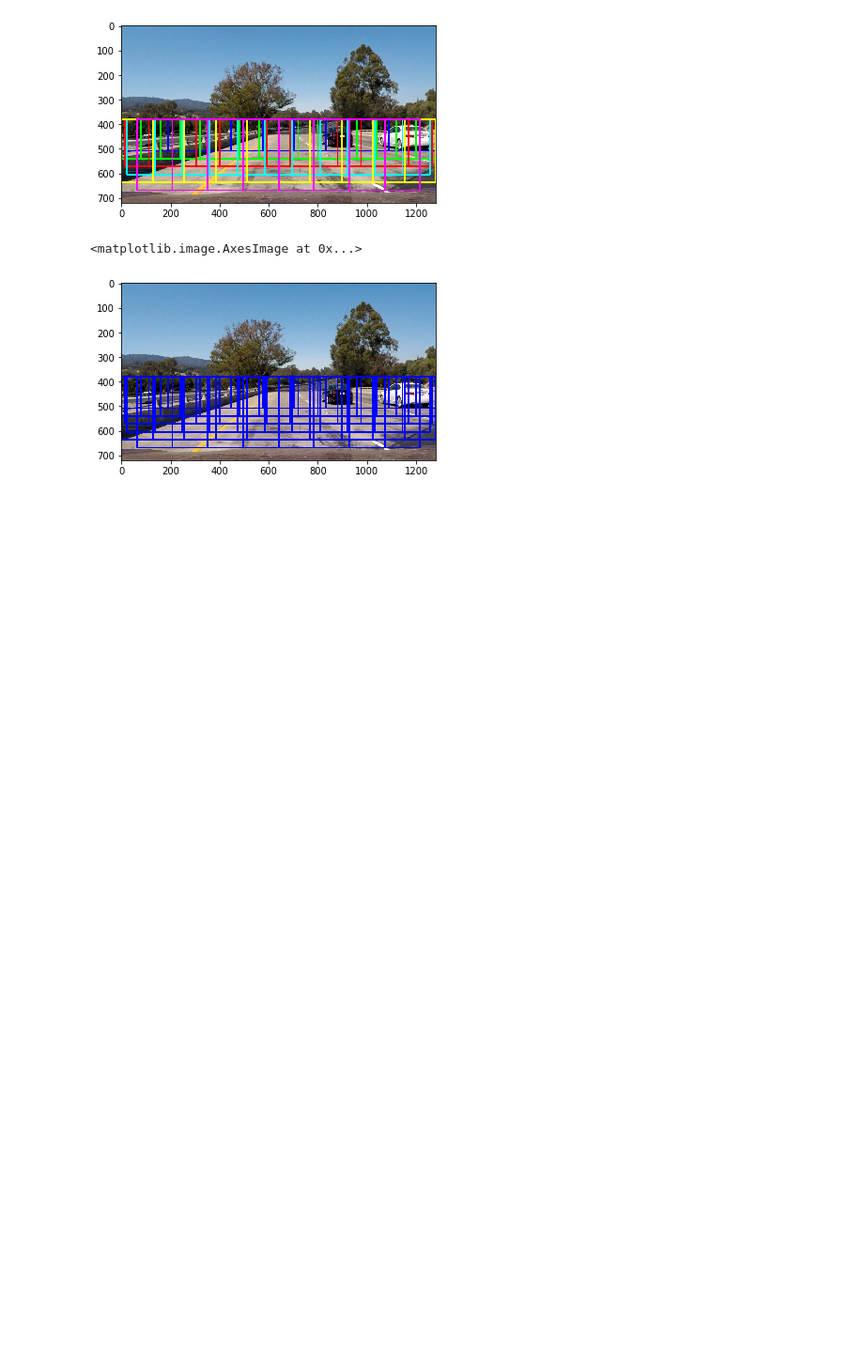
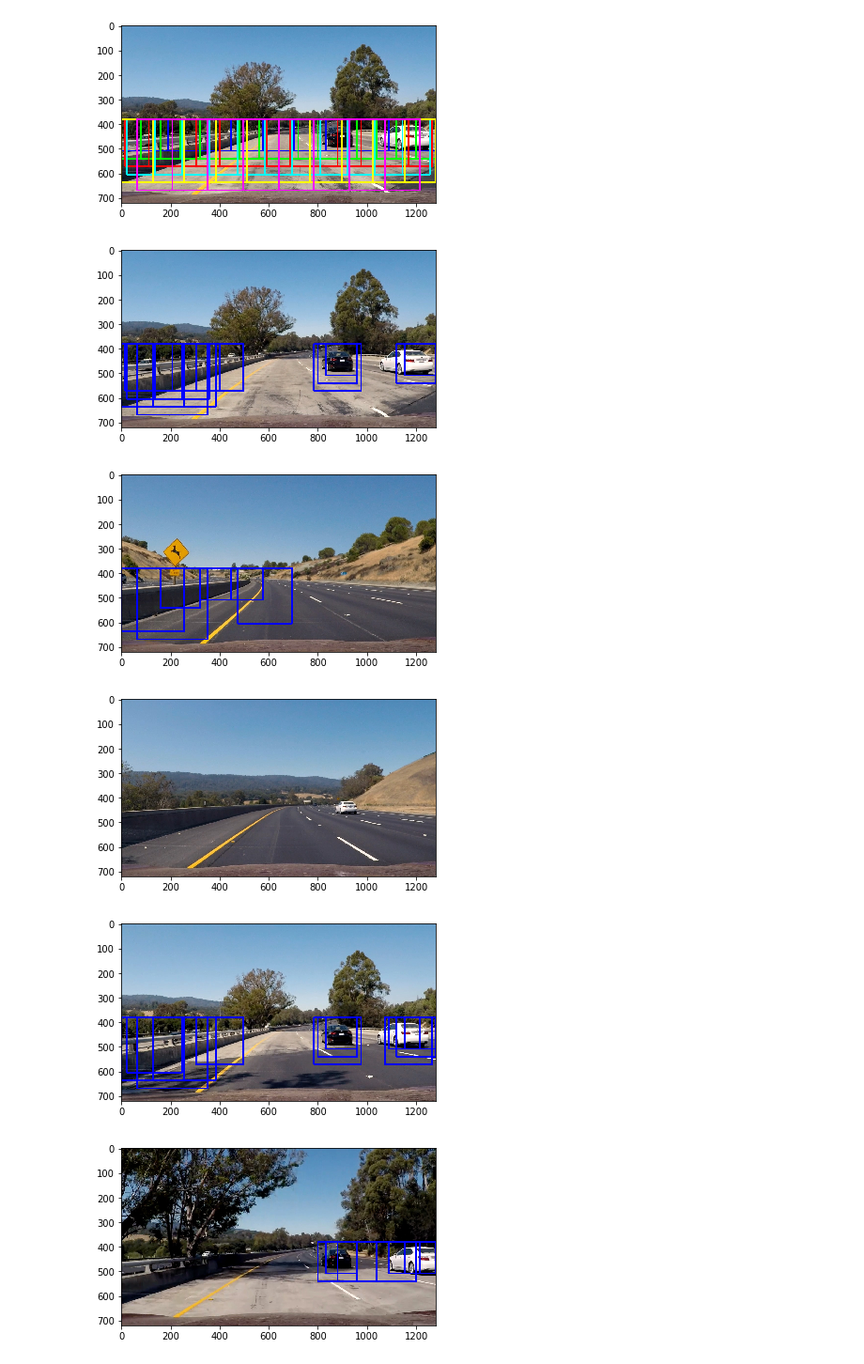
Before and after one commit to eduffreitas/CarND-Vehicle-Detection, a Jupyter notebook: CarND-Vehicle-Detection.ipynb, the cells around one changed output. Shown at 94% size. Drawn from its saved outputs; the diff is of its cells as text; code cells hidden in the pictures; blank space fills up the shorter version.

```diff
--- a/CarND-Vehicle-Detection.ipynb
+++ b/CarND-Vehicle-Detection.ipynb
@@ -688,7 +690,19 @@ def extract_hog_features(image, cspace='RGB', orient=9,
                         pix_per_cell=8, cell_per_block=2, hog_channel=0):
     # Create a list to append feature vectors to
     features = []
-    feature_image = np.copy(image)
+    # apply color conversion if other than 'RGB'
+    if cspace != 'RGB':
+        if cspace == 'HSV':
+            feature_image = cv2.cvtColor(image, cv2.COLOR_RGB2HSV)
+        elif cspace == 'LUV':
+            feature_image = cv2.cvtColor(image, cv2.COLOR_RGB2LUV)
+        elif cspace == 'HLS':
+            feature_image = cv2.cvtColor(image, cv2.COLOR_RGB2HLS)
+        elif cspace == 'YUV':
+            feature_image = cv2.cvtColor(image, cv2.COLOR_RGB2YUV)
+        elif cspace == 'YCrCb':
+            feature_image = cv2.cvtColor(image, cv2.COLOR_RGB2YCrCb)
+    else: feature_image = np.copy(image)
 
     # Call get_hog_features() with vis=False, feature_vec=True
     if hog_channel == 'ALL':
@@ -736,21 +750,37 @@ def search_windows(img, windows, clf, scaler, color_space='RGB', orient=9,
     #8) Return windows for positive detections
     return on_windows
 # %%
-image = mpimg.imread(test_image)
-
 color_space = 'YCrCb'
 orient = 8
 pix_per_cell = 4
 cell_per_block = 8
 hog_channel = "ALL"
 
-detections = search_windows(image, windows, svc_hog, X_hog_scaler, color_space=color_space,
-               orient=orient, pix_per_cell=pix_per_cell,
-               cell_per_block=cell_per_block, hog_channel=hog_channel)
+def process_image(image):
+    global color_space
+    global orient
+    global pix_per_cell
+    global cell_per_block
+    global hog_channel
 
-image = draw_boxes(image, detections, color=(0, 0, 255), thick=6)
+    detections = search_windows(image, windows, svc_hog, X_hog_scaler, color_space=color_space,
+                   orient=orient, pix_per_cell=pix_per_cell,
+                   cell_per_block=cell_per_block, hog_channel=hog_channel)
 
-plt.imshow(image)
+    image = draw_boxes(image, detections, color=(0, 0, 255), thick=6)
+
+    return image
-# %% [output]
-<matplotlib.image.AxesImage at 0x...>
-[figure, removed]
+# %%
+test_images = glob.glob('./test_images/*.jpg')
+
+for test_image in test_images:
+    image = mpimg.imread(test_image)
+    image = process_image(image)
+    plt.figure()
+    plt.imshow(image)
+# %% [output]
+[figure, added]
+[figure, added]
+[figure, added]
+[figure, added]
+[figure, added]
```
Also changed, not shown: parts of 9 cells of this notebook.
